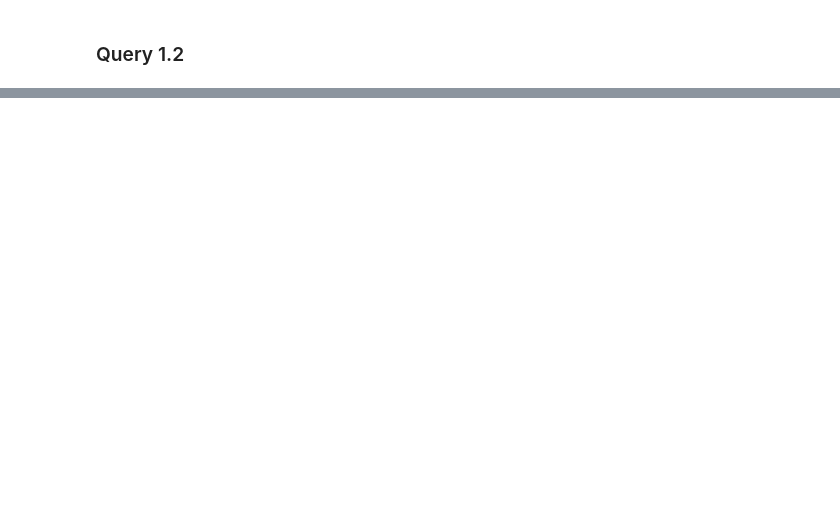
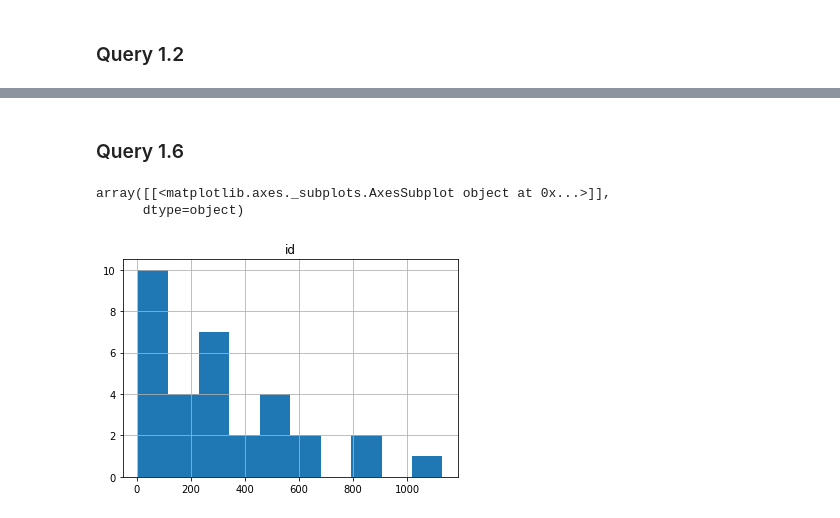
Before and after one commit to jdaridis/Airbnb-Mining, a Jupyter notebook: Python/Q1.ipynb, the cells around one changed output, grey strips where cells are left out. Cells and saved outputs as stored; diff of their text form; code cells hidden in the pictures; blank space fills up the shorter version.

```diff
--- a/Python/Q1.ipynb
+++ b/Python/Q1.ipynb
@@ -87,0 +194,9 @@ q1.head(n=1).index[0]
+# %% [markdown]
+### Query 1.6
+# %%
+q6 = all_listings.drop_duplicates(subset='id').groupby(['neighbourhood']).count()
+q6.hist(column = 'id')
+# %% [output]
+array([[<matplotlib.axes._subplots.AxesSubplot object at 0x...>]],
+      dtype=object)
+[figure, added]
```
Also changed, not shown: parts of 27 cells of this notebook, 1 other file.
